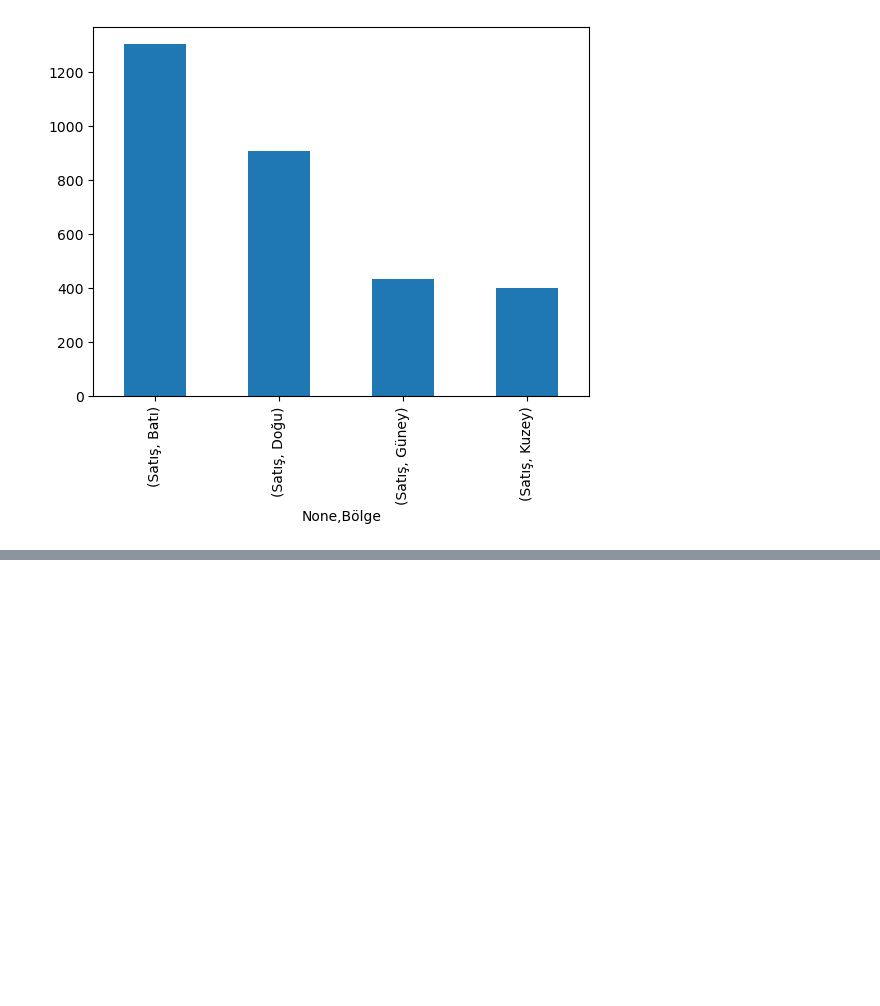
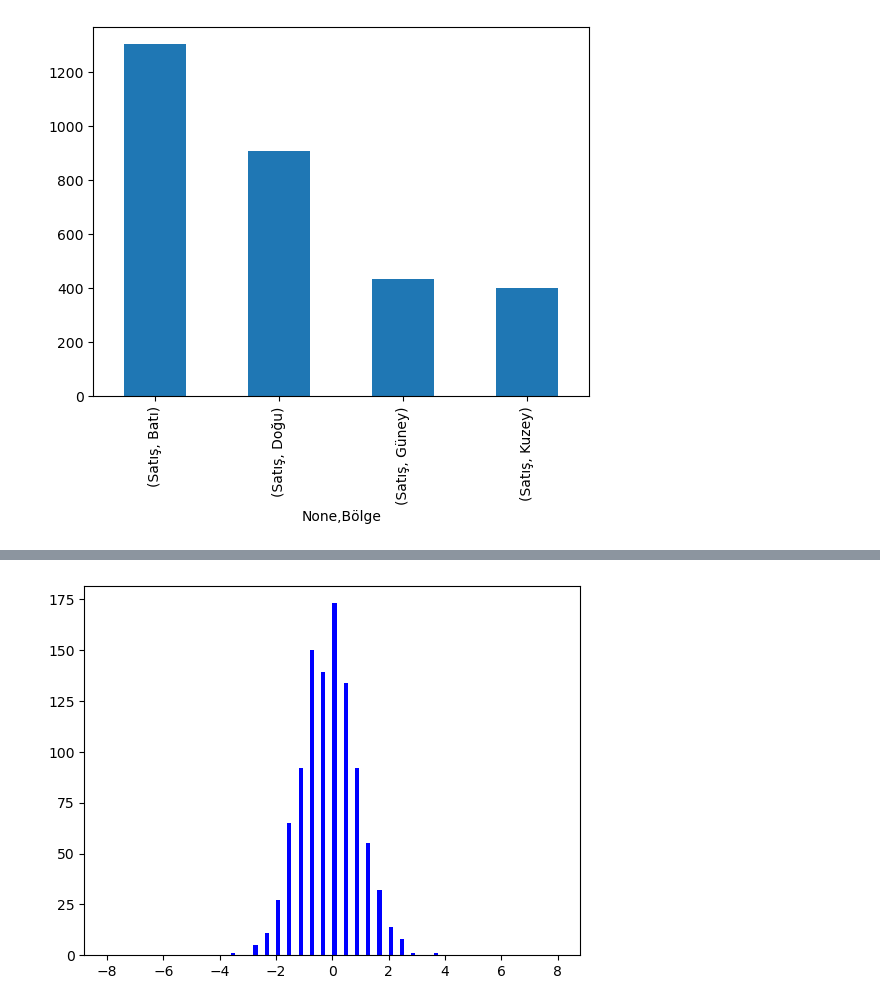
Before and after one commit to mustafacelik-86/expert-octo-journey, a Jupyter notebook: Data Visualization Classes.ipynb, the cells around one changed output, grey strips where cells are left out. Cells and saved outputs as stored; diff of their text form; code cells hidden in the pictures; blank space fills up the shorter version.

```diff
--- a/Data Visualization Classes.ipynb
+++ b/Data Visualization Classes.ipynb
@@ -1007,0 +1050,14 @@ plt.show()
+# %%
+np.random.seed(42)
+plt.hist(
+    np.random.randn(1000),
+    bins= 40,
+    color = "blue",
+    label = "Frekans",
+    width = 0.15,
+    range = (-8,8) # x ekseninde ne kadarlık bir alana yayılması gerektiğini söylüyor.
+)
+
+plt.show()
+# %% [output]
+[figure, added]
```
Also changed, not shown: parts of 17 cells of this notebook.
